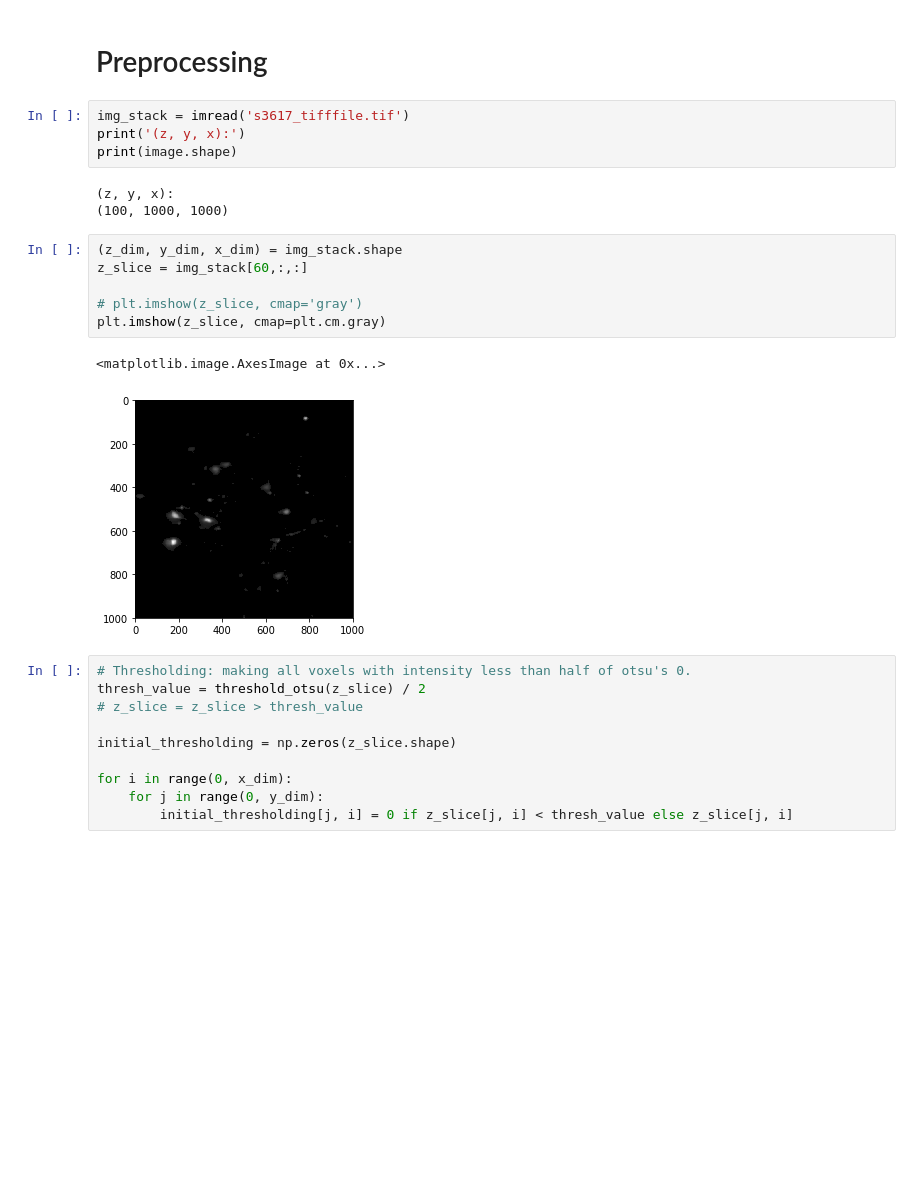
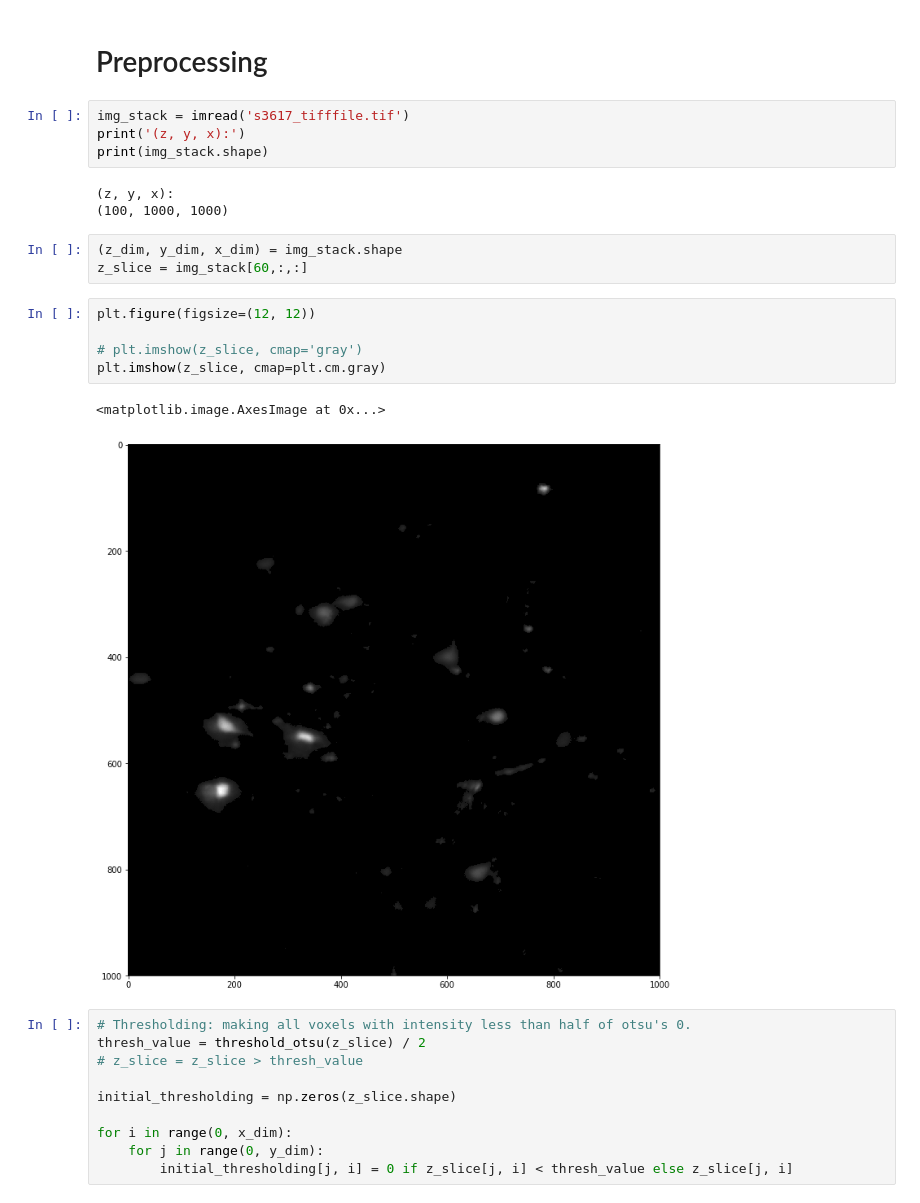
Before and after one commit to neurodata-cobalt/cobalt, a Jupyter notebook: docs/jliu118/blob_detection/2D_Analysis.ipynb, the cells around one changed output. Saved outputs shown, nothing was run; the diff lists cells and outputs as text; blank space fills up the shorter version.

```diff
--- a/docs/jliu118/blob_detection/2D_Analysis.ipynb
+++ b/docs/jliu118/blob_detection/2D_Analysis.ipynb
@@ -81,19 +89,21 @@ import pickle
 # %%
 img_stack = imread('s3617_tifffile.tif')
 print('(z, y, x):')
-print(image.shape)
+print(img_stack.shape)
 # %% [output]
 (z, y, x):
 (100, 1000, 1000)
+# %%
+(z_dim, y_dim, x_dim) = img_stack.shape
+z_slice = img_stack[60,:,:]
 # %%
-(z_dim, y_dim, x_dim) = img_stack.shape
-z_slice = img_stack[60,:,:]
+plt.figure(figsize=(12, 12))
 
 # plt.imshow(z_slice, cmap='gray')
 plt.imshow(z_slice, cmap=plt.cm.gray)
 # %% [output]
 <matplotlib.image.AxesImage at 0x...>
-[figure, old version]
+[figure, new version]
 # %%
 # Thresholding: making all voxels with intensity less than half of otsu's 0.
 thresh_value = threshold_otsu(z_slice) / 2
```
Also changed, not shown: parts of 3 cells of this notebook, 4 other files.
